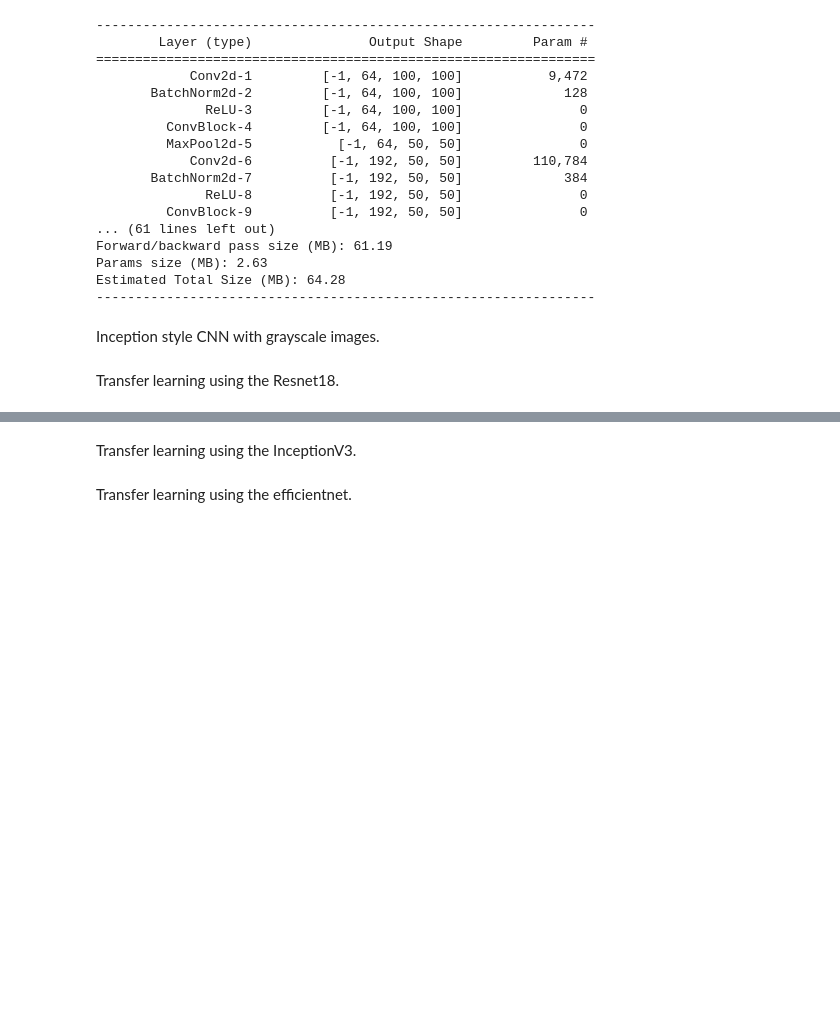
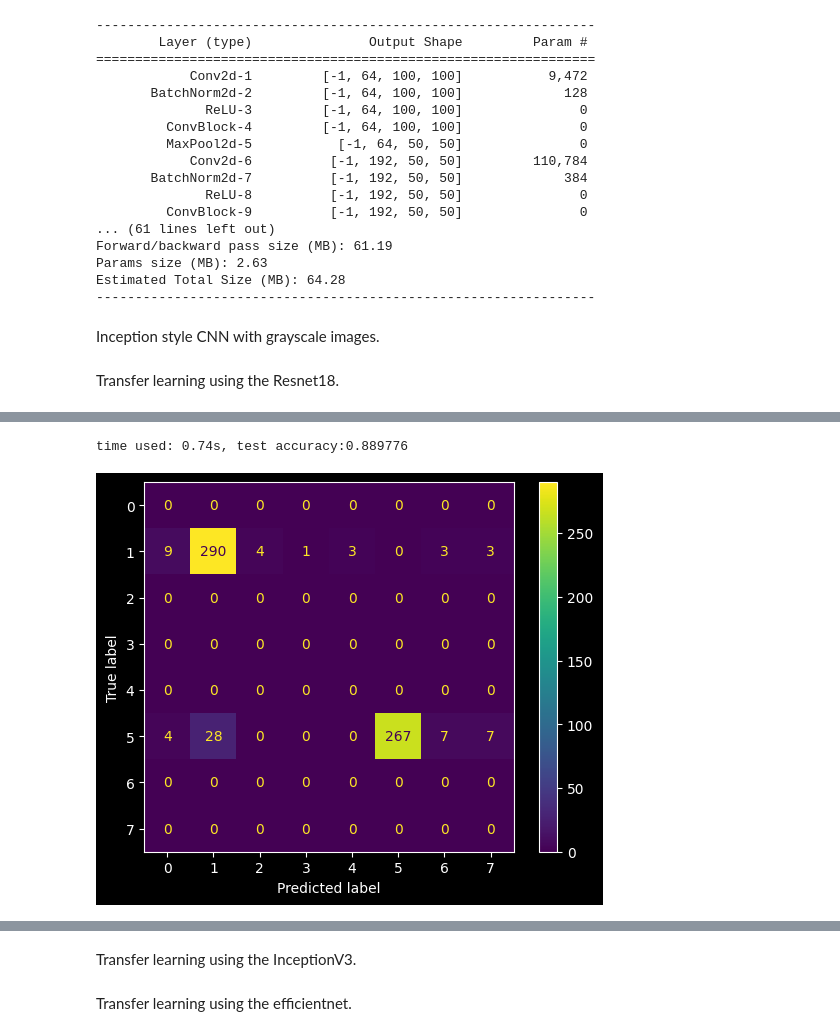
Before and after one commit to ChenhuaFan/641-541-Final-Project, a Jupyter notebook: CNNs_training.ipynb, the cells around one changed output, grey strips where cells are left out. Cells and saved outputs as stored; diff of their text form; code cells hidden in the pictures; blank space fills up the shorter version.

```diff
--- a/CNNs_training.ipynb
+++ b/CNNs_training.ipynb
@@ -197,6 +197,8 @@ Params size (MB): 4.45
 Estimated Total Size (MB): 20.04
 ----------------------------------------------------------------
 # %%
+from sklearn.metrics import confusion_matrix, ConfusionMatrixDisplay
+
 # define the train and test methods
 def train(model, data_loader, criterion, optimizer, scheduler):
 
@@ -224,6 +226,8 @@ def test(model, dataloader):
     correct = 0
     total = 0
     model.eval()
+    y_pre = []
+    y = []
     # since we're not training, we don't need to calculate the gradients for our outputs
     with torch.no_grad():
         for data in dataloader:
@@ -234,6 +238,13 @@ def test(model, dataloader):
             _, predicted = torch.max(outputs.data, 1)
             total += labels.size(0)
             correct += (predicted == labels).sum().item()
+            #
+            y_pre.extend(predicted.cpu().tolist())
+            y.extend(labels.cpu().tolist())
+    # cm
+    cm = confusion_matrix(y, y_pre)
+    disp = ConfusionMatrixDisplay(confusion_matrix=cm)
+    disp.plot()
 
     return correct/total
 # %%
@@ -550,0 +553,26 @@ Created version '4' of model 'ResNet'.
+# %%
+import mlflow.pytorch
+from mlflow import MlflowClient
+from ASLDataset import ASLDataset
+
+mlflow.set_tracking_uri("sqlite:///641.db")
+mlflow.set_registry_uri("sqlite:///641.db")
+client = MlflowClient(tracking_uri="sqlite:///641.db")
+run = client.create_run(experiment_id='1')
+
+mlflow.pytorch.autolog()
+
+testset = ASLDataset('test',transform=transform, local_classes=['E', 'S'])
+testloader = torch.utils.data.DataLoader(testset, batch_size=64,
+                                         shuffle=False, num_workers=2)
+
+resnet = torch.load('./model_output/data/model.pth')
+
+start_time = time.time()
+# train_loss = train(resnet, trainloader, criterion_t_r, optimizer_t_r, scheduler_t_r)
+test_acc = test(resnet, testloader)
+
+client.log_metric(run.info.run_id, "test_acc", test_acc)
+
+print(f'time used: {time.time()-start_time:.2f}s, test accuracy:{test_acc:.6f}')
+# %% [output]
@@ -550,0 +580,2 @@ Created version '4' of model 'ResNet'.
+time used: 0.74s, test accuracy:0.889776
+[figure, added]
```
Also changed, not shown: parts of 4 cells of this notebook, 18 other files.
